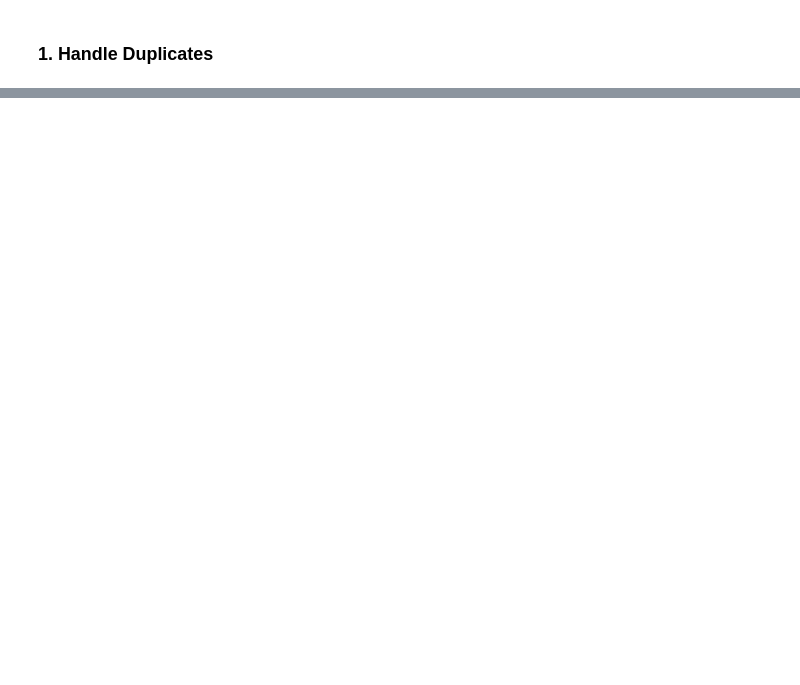
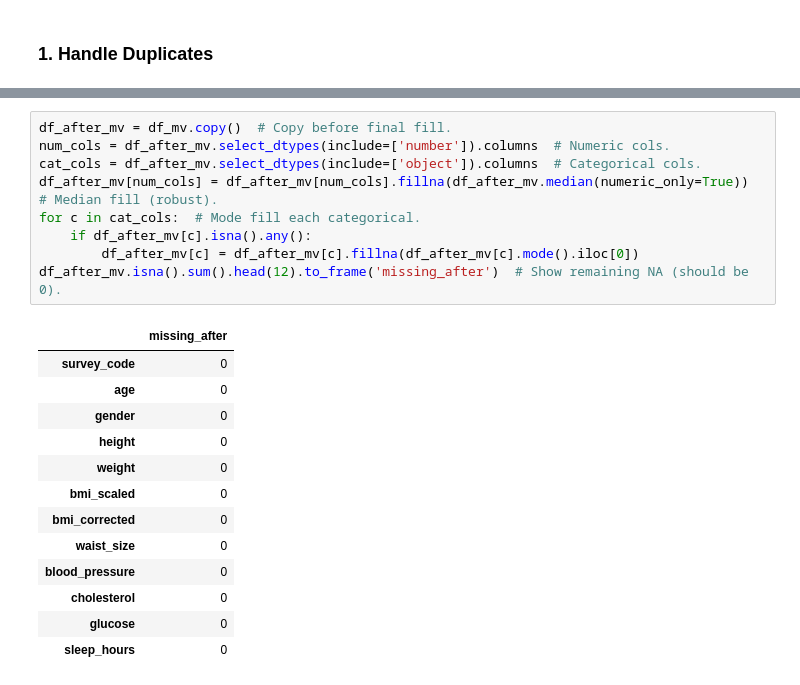
Before and after one commit to Wei-Liu-1161456/1161456, a Jupyter notebook: data_processing.ipynb, the cells around one changed output, grey strips where cells are left out. Drawn from its saved outputs; the diff is of its cells as text; blank space fills up the shorter version.

```diff
--- a/data_processing.ipynb
+++ b/data_processing.ipynb
@@ -125,0 +362,23 @@ KeyError: Index(['ADDRESS', 'FLOOR_AREA'], dtype='object')
+# %%
+df_after_mv = df_mv.copy()  # Copy before final fill.
+num_cols = df_after_mv.select_dtypes(include=['number']).columns  # Numeric cols.
+cat_cols = df_after_mv.select_dtypes(include=['object']).columns  # Categorical cols.
+df_after_mv[num_cols] = df_after_mv[num_cols].fillna(df_after_mv.median(numeric_only=True))  # Median fill (robust).
+for c in cat_cols:  # Mode fill each categorical.
+    if df_after_mv[c].isna().any():
+        df_after_mv[c] = df_after_mv[c].fillna(df_after_mv[c].mode().iloc[0])
+df_after_mv.isna().sum().head(12).to_frame('missing_after')  # Show remaining NA (should be 0).
+# %% [output]
+|  | missing_after |
+| survey_code | 0 |
+| age | 0 |
+| gender | 0 |
+| height | 0 |
+| weight | 0 |
+| bmi_scaled | 0 |
+| bmi_corrected | 0 |
+| waist_size | 0 |
+| blood_pressure | 0 |
+| cholesterol | 0 |
+| glucose | 0 |
+| sleep_hours | 0 |
```
Also changed, not shown: parts of 47 cells of this notebook, 1 other file.
